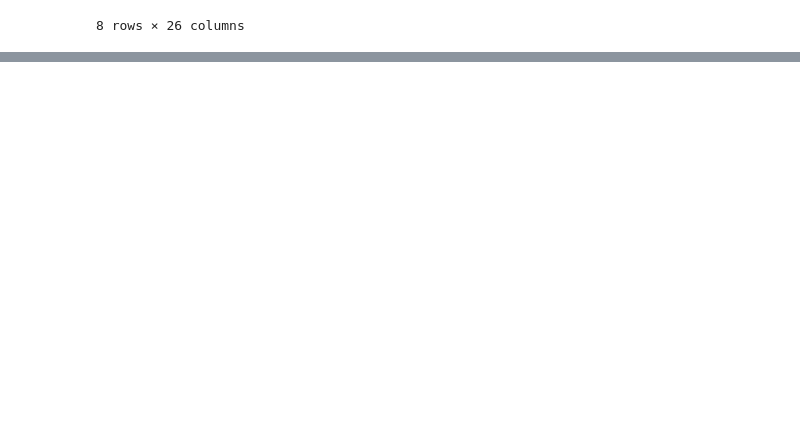
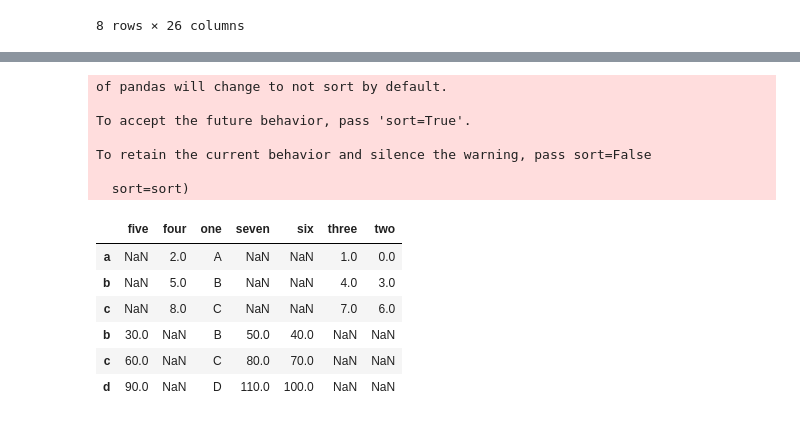
Before and after one commit to srqway/python, a Jupyter notebook: pandas-python/notebook/basic.ipynb, the cells around one changed output, grey strips where cells are left out. Cells and saved outputs as stored; diff of their text form; code cells hidden in the pictures; blank space fills up the shorter version.

```diff
--- a/pandas-python/notebook/basic.ipynb
+++ b/pandas-python/notebook/basic.ipynb
@@ -997,0 +1016,12 @@ dataFrame.describe()
+# %%
+array = [
+    ["A", 0, 1, 2],
+    ["B", 3, 4, 5],
+    ["C", 6, 7, 8]
+]
+dataFrame = pd.DataFrame(
+    array,
+    columns=["one", "two", "three", "four"],
+    index=["a", "b", "c"]
+)
+dataFrame
@@ -997,0 +1033,12 @@ dataFrame.describe()
+# %%
+array = [
+    ["B", 30, 40, 50],
+    ["C", 60, 70, 80],
+    ["D", 90, 100, 110]
+]
+other_dataFrame = pd.DataFrame(
+    array,
+    columns=["one", "five", "six", "seven"],
+    index=["b", "c", "d"]
+)
+other_dataFrame
@@ -997,0 +1085,2 @@ dataFrame.describe()
+# %%
+pd.concat([dataFrame.set_index("one"), other_dataFrame.set_index("one")], axis=1)
@@ -997,0 +1100,17 @@ dataFrame.describe()
+# %%
+dataFrame.append(other_dataFrame)
+# %% [output]
+of pandas will change to not sort by default.
+
+To accept the future behavior, pass 'sort=True'.
+
+To retain the current behavior and silence the warning, pass sort=False
+
+  sort=sort)
+|  | five | four | one | seven | six | three | two |
+| a | NaN | 2.0 | A | NaN | NaN | 1.0 | 0.0 |
+| b | NaN | 5.0 | B | NaN | NaN | 4.0 | 3.0 |
+| c | NaN | 8.0 | C | NaN | NaN | 7.0 | 6.0 |
+| b | 30.0 | NaN | B | 50.0 | 40.0 | NaN | NaN |
+| c | 60.0 | NaN | C | 80.0 | 70.0 | NaN | NaN |
+| d | 90.0 | NaN | D | 110.0 | 100.0 | NaN | NaN |
```
Also changed, not shown: parts of 37 cells of this notebook.
